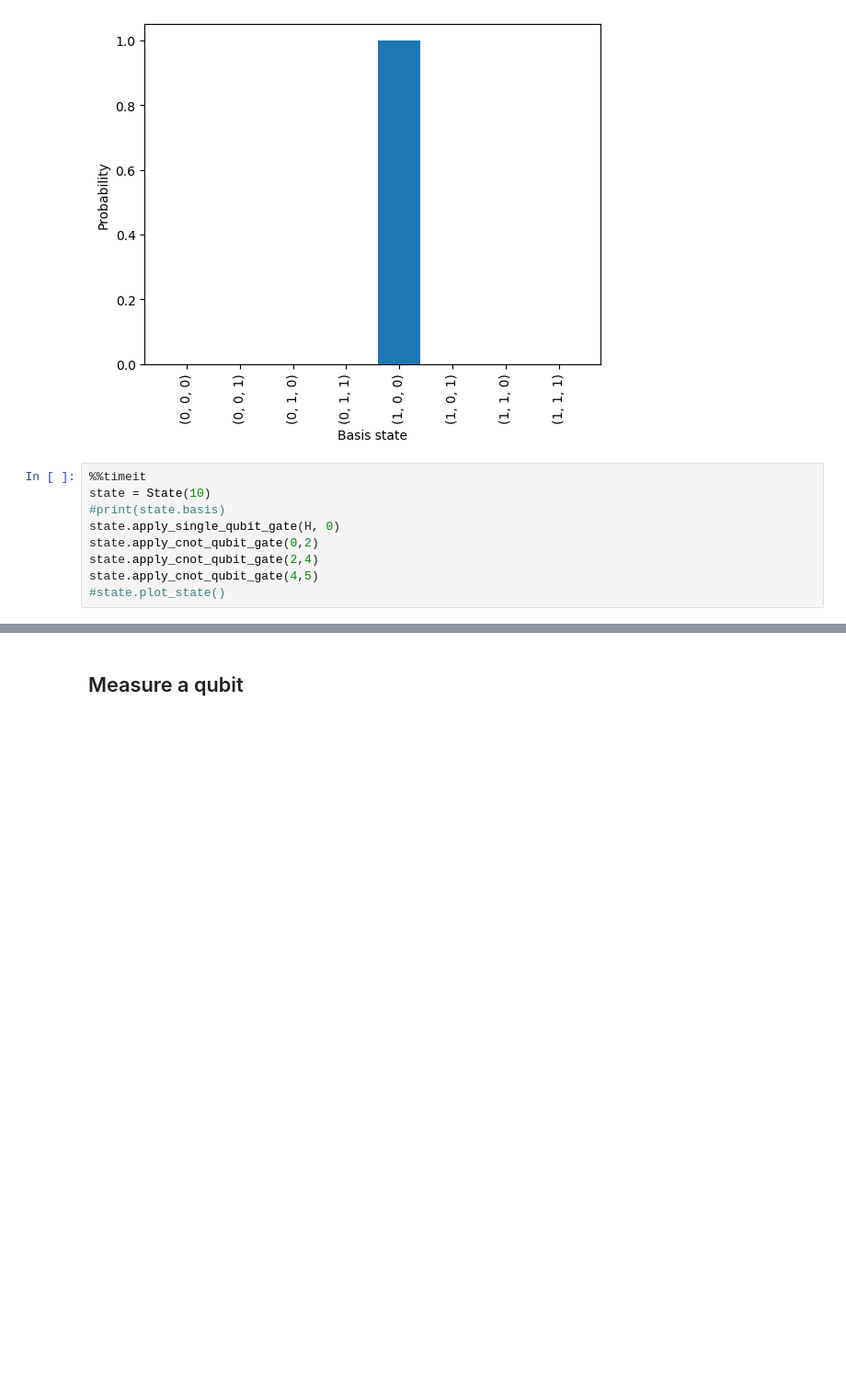
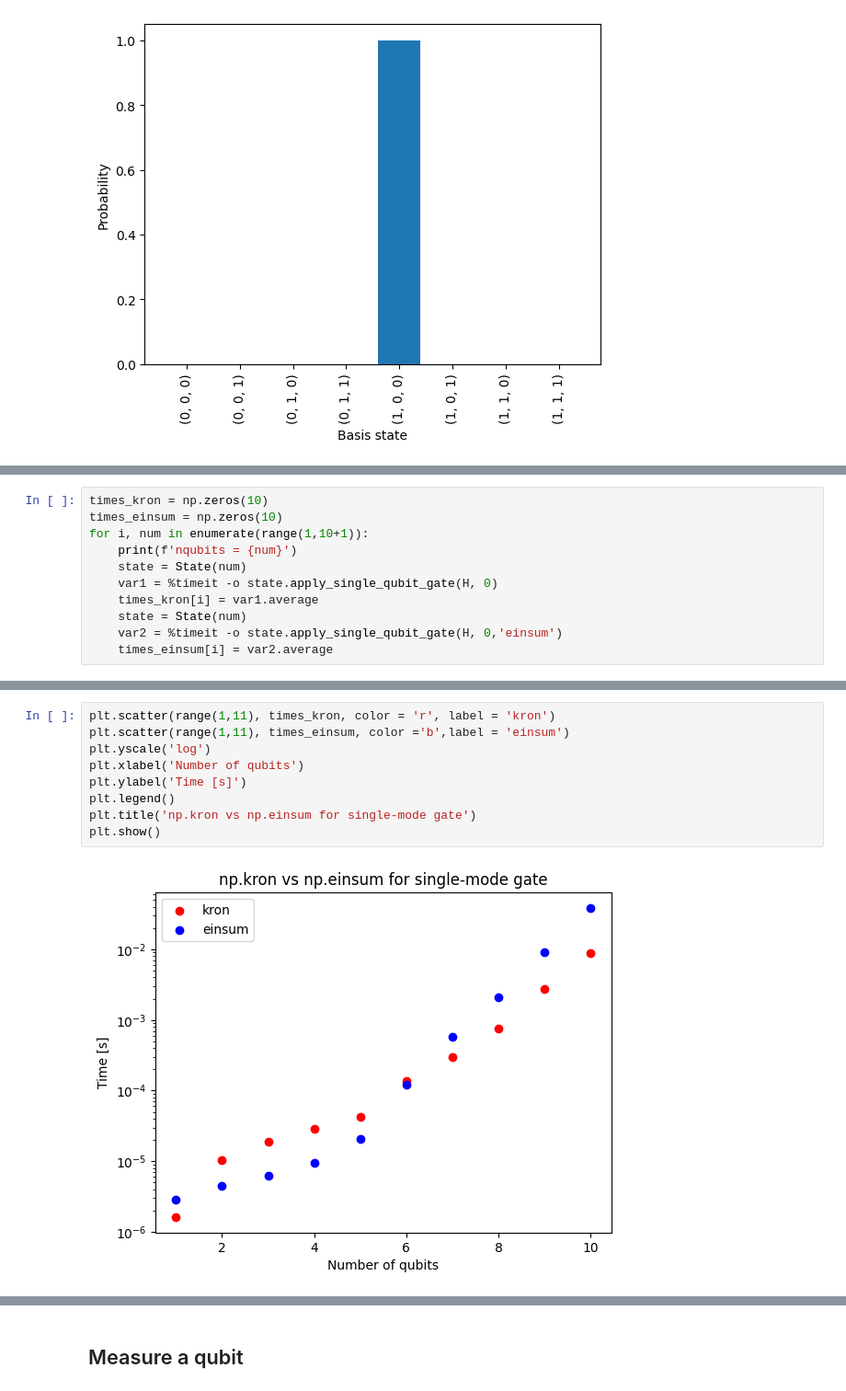
Before and after one commit to olgasolodovnikova/qcircuit, a Jupyter notebook: Simulator.ipynb, the cells around one changed output, grey strips where cells are left out. Shown at 92% size. Saved outputs shown, nothing was run; the diff lists cells and outputs as text; blank space fills up the shorter version.

Commit message:
benchmarking of np.einsum and np.kron for multiqubit gates.

```diff
--- a/Simulator.ipynb
+++ b/Simulator.ipynb
@@ -154,12 +206,3 @@ state.plot_state()
 # %% [output]
 [(0, 0, 0), (0, 0, 1), (0, 1, 0), (0, 1, 1), (1, 0, 0), (1, 0, 1), (1, 1, 0), (1, 1, 1)]
 [figure]
-# %%
-%%timeit
-state = State(10)
-#print(state.basis)
-state.apply_single_qubit_gate(H, 0)
-state.apply_cnot_qubit_gate(0,2)
-state.apply_cnot_qubit_gate(2,4)
-state.apply_cnot_qubit_gate(4,5)
-#state.plot_state()
@@ -167,0 +211,11 @@ state.apply_cnot_qubit_gate(4,5)
+# %%
+times_kron = np.zeros(10)
+times_einsum = np.zeros(10)
+for i, num in enumerate(range(1,10+1)):
+    print(f'nqubits = {num}')
+    state = State(num)
+    var1 = %timeit -o state.apply_single_qubit_gate(H, 0)
+    times_kron[i] = var1.average
+    state = State(num)
+    var2 = %timeit -o state.apply_single_qubit_gate(H, 0,'einsum')
+    times_einsum[i] = var2.average
@@ -167,0 +240,11 @@ state.apply_cnot_qubit_gate(4,5)
+# %%
+plt.scatter(range(1,11), times_kron, color = 'r', label = 'kron')
+plt.scatter(range(1,11), times_einsum, color ='b',label = 'einsum')
+plt.yscale('log')
+plt.xlabel('Number of qubits')
+plt.ylabel('Time [s]')
+plt.legend()
+plt.title('np.kron vs np.einsum for single-mode gate')
+plt.show()
+# %% [output]
+[figure, added]
```
Also changed, not shown: parts of 20 cells of this notebook.
